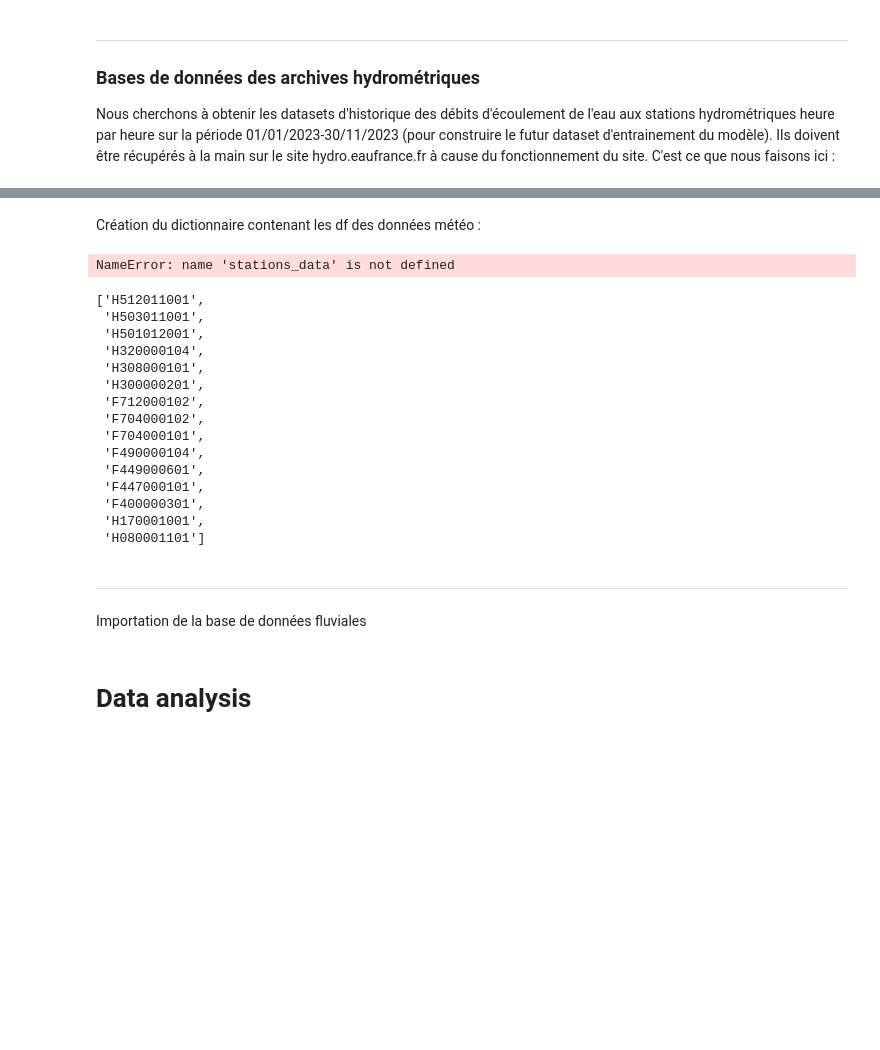
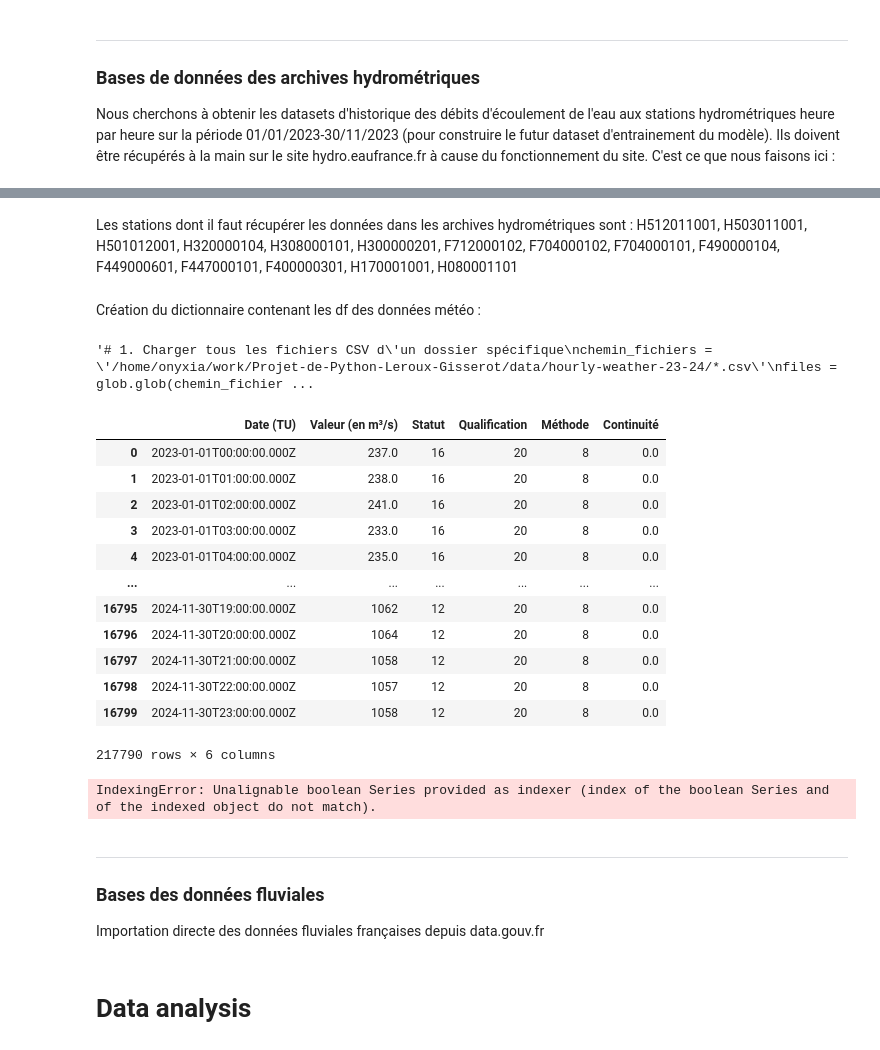
Before and after one commit to vadim-gisserot/Projet-de-Python-Leroux-Gisserot, a Jupyter notebook: notebooks/Compte-rendu de l'analyse.ipynb, the cells around one changed output, grey strips where cells are left out. Drawn from its saved outputs; the diff is of its cells as text; code cells hidden in the pictures; blank space fills up the shorter version.

```diff
--- a/notebooks/Compte-rendu de l'analyse.ipynb
+++ b/notebooks/Compte-rendu de l'analyse.ipynb
@@ -212,0 +158,7 @@ Les 5 premières lignes de H320000104:
+# %%
+#Récupération des codes d'identification des stations les plus proches clubs d'aviron
+station_ids = clubs_hydro_meteo['NUM_NHS'].drop_duplicates().tolist()
+resultat = "Les stations dont il faut récupérer les données dans les archives hydrométriques sont : " + ", ".join(station_ids)
+display(Markdown(resultat))
+# %% [output]
+Les stations dont il faut récupérer les données dans les archives hydrométriques sont : H512011001, H503011001, H501012001, H320000104, H308000101, H300000201, F712000102, F704000102, F704000101, F490000104, F449000601, F447000101, F400000301, H170001001, H080001101
@@ -213,7 +204,7 @@ Les 5 premières lignes de H320000104:
 # %% [markdown]
 Création du dictionnaire contenant les df des données météo :
 # %%
-# 1. Charger tous les fichiers CSV d'un dossier spécifique
+'''# 1. Charger tous les fichiers CSV d'un dossier spécifique
 chemin_fichiers = '/home/onyxia/work/Projet-de-Python-Leroux-Gisserot/data/hourly-weather-23-24/*.csv'
 files = glob.glob(chemin_fichiers)
 
@@ -250,45 +241,47 @@ for station_id, station_df in dictionnaire_df_stations_meteo.items():
     print(station_df)
     print("\n")
 
-print("NUM POSTE disponibles dans le dictionnaire :", dictionnaire_df_stations_meteo.keys())
+print("NUM POSTE disponibles dans le dictionnaire :", dictionnaire_df_stations_meteo.keys()) '''
 # %% [output]
-NameError: name 'stations_data' is not defined
+'# 1. Charger tous les fichiers CSV d\'un dossier spécifique\nchemin_fichiers = \'/home/onyxia/work/Projet-de-Python-Leroux-Gisserot/data/hourly-weather-23-24/*.csv\'\nfiles = glob.glob(chemin_fichier ...
 # %%
 debit_horaire = load_data_from_disk(data_dir="/home/onyxia/work/Projet-de-Python-Leroux-Gisserot/data/hourly-flow-rate-23-24")
+debit_horaire
+# %% [output]
+|  | Date (TU) | Valeur (en m³/s) | Statut | Qualification | Méthode | Continuité |
+| 0 | 2023-01-01T00:00:00.000Z | 237.0 | 16 | 20 | 8 | 0.0 |
+| 1 | 2023-01-01T01:00:00.000Z | 238.0 | 16 | 20 | 8 | 0.0 |
+| 2 | 2023-01-01T02:00:00.000Z | 241.0 | 16 | 20 | 8 | 0.0 |
+| 3 | 2023-01-01T03:00:00.000Z | 233.0 | 16 | 20 | 8 | 0.0 |
+| 4 | 2023-01-01T04:00:00.000Z | 235.0 | 16 | 20 | 8 | 0.0 |
+| ... | ... | ... | ... | ... | ... | ... |
+| 16795 | 2024-11-30T19:00:00.000Z | 1062 | 12 | 20 | 8 | 0.0 |
+| 16796 | 2024-11-30T20:00:00.000Z | 1064 | 12 | 20 | 8 | 0.0 |
+| 16797 | 2024-11-30T21:00:00.000Z | 1058 | 12 | 20 | 8 | 0.0 |
+| 16798 | 2024-11-30T22:00:00.000Z | 1057 | 12 | 20 | 8 | 0.0 |
+| 16799 | 2024-11-30T23:00:00.000Z | 1058 | 12 | 20 | 8 | 0.0 |
+217790 rows × 6 columns
-# %%
-station_ids = clubs_hydro_meteo['NUM_NHS'].drop_duplicates().tolist()
-# %% [output]
-['H512011001',
- 'H503011001',
- 'H501012001',
- 'H320000104',
- 'H308000101',
- 'H300000201',
- 'F712000102',
- 'F704000102',
- 'F704000101',
- 'F490000104',
- 'F449000601',
- 'F447000101',
- 'F400000301',
- 'H170001001',
- 'H080001101']
 # %%
 for station in station_ids :
     file_name = f"/home/onyxia/work/Projet-de-Python-Leroux-Gisserot/data/hourly-flow-rate-23-24/{station}.csv"
     df = pd.read_csv(file_name)
     df['NUM_POSTE'] = f"{station}"
-    df['NOM_USUEL'] = liste_stations_hydro.loc[liste_stations_hydro['Club'] == nom_club, 'NWS'].iloc[0]
+    df['NOM_USUEL'] = liste_stations_hydro.loc[clubs_hydro_meteo['Club'] == nom_club, 'NWS'].iloc[0]
 
-    # last_col = df.columns[-1]  # Identifie la dernière colonne
-    # new_order = [last_col] + list(df.columns[:-1])  # Réorganise les colonnes
-    # df = df[new_order]
+    last_col = df.columns[-1]  # Identifie la dernière colonne
+    new_order = [last_col] + list(df.columns[:-1])  # Réorganise les colonnes
+    df = df[new_order]
 
     df.to_csv(file_name, index=False)
+
+df
+# %% [output]
+IndexingError: Unalignable boolean Series provided as indexer (index of the boolean Series and of the indexed object do not match).
-# %% [markdown]
----
-
-Importation de la base de données fluviales
+# %% [markdown]
+---
+### Bases des données fluviales
+
+Importation directe des données fluviales françaises depuis data.gouv.fr
 # %%
 '''
 rivers = import_geojson_from_url(
```
Also changed, not shown: parts of 17 cells of this notebook, 1 other file.
